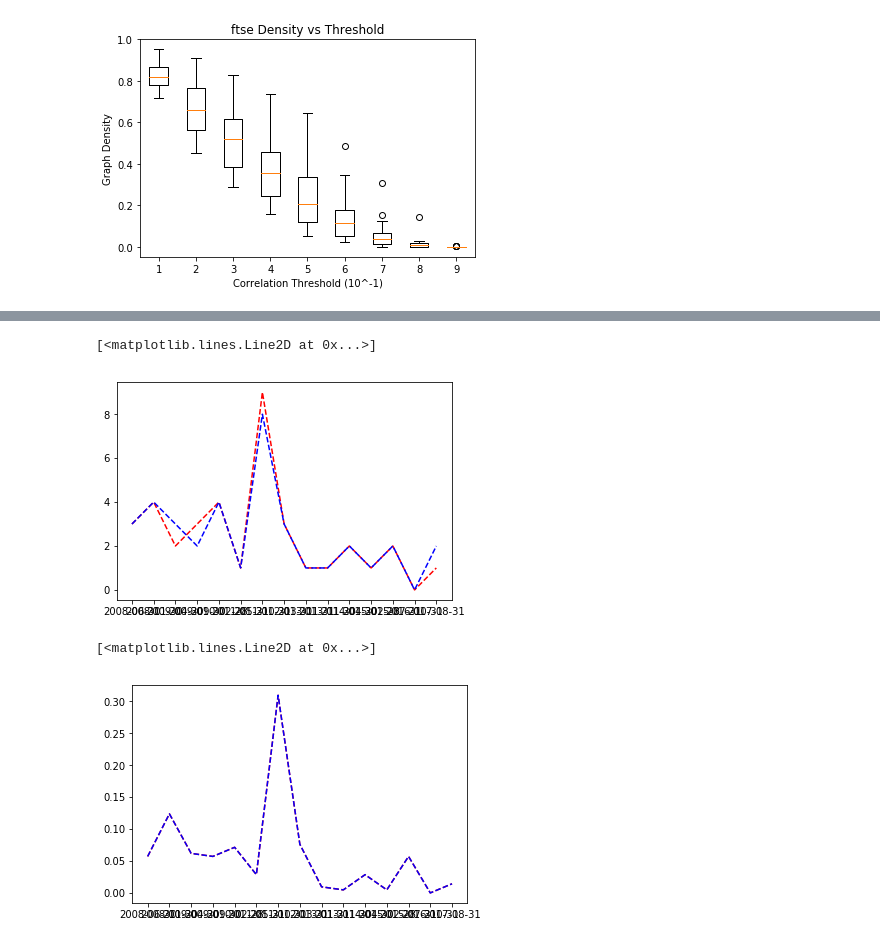
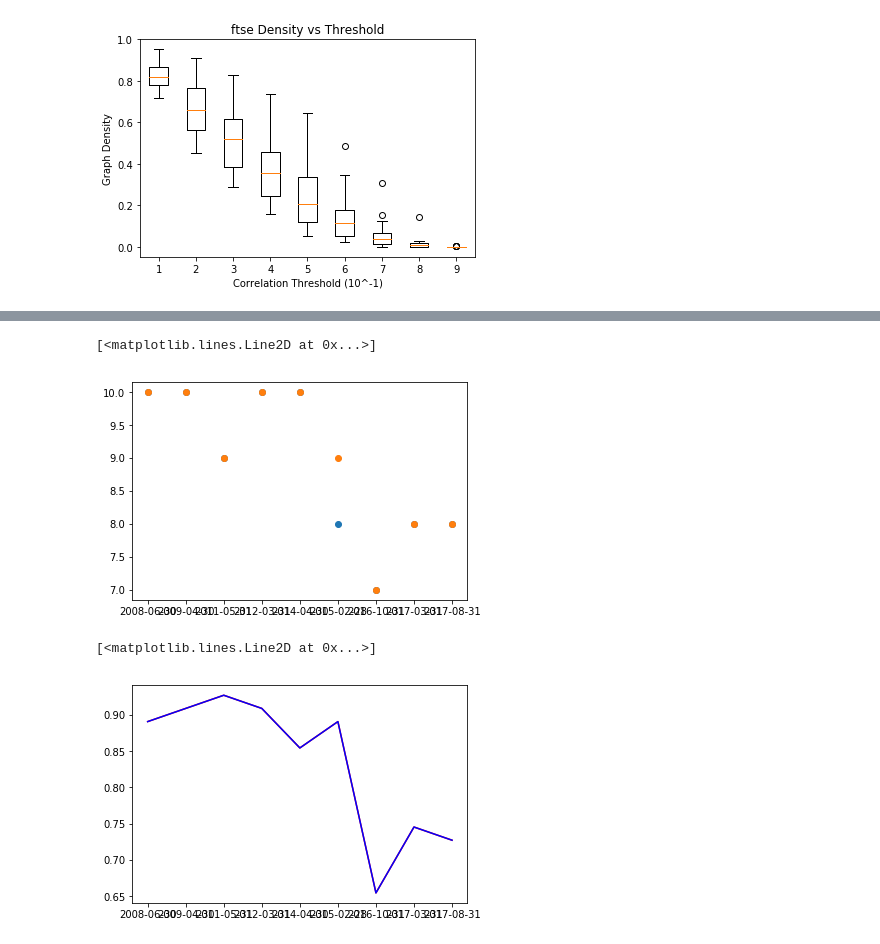
Before and after one commit to angadkalra/QuantumComputingProject, a Jupyter notebook: GraphColor/GCExperiments.ipynb, the cells around one changed output, grey strips where cells are left out. Drawn from its saved outputs; the diff is of its cells as text; code cells hidden in the pictures.

```diff
--- a/GraphColor/GCExperiments.ipynb
+++ b/GraphColor/GCExperiments.ipynb
@@ -225,28 +233,28 @@ pd.DataFrame(data={"date": date_array, "threshold": threshold_array, "density":
 # %%
 # Compare classical vs quantum
-quant_res_df = pd.read_csv("grphcolor_%s_res.csv" % (dataset))
-class_res_df = pd.read_csv("grphcolor_%s_class_res.csv" % (dataset))
+quant_res_df = pd.read_csv("grphcolor_quant_%s_res.csv" % (dataset))
+class_res_df = pd.read_csv("grphcolor_class_%s_res.csv" % (dataset))
 # %%
 assert quant_res_df["date"].equals(class_res_df["date"])
 # %%
-quant_res = quant_res_df.loc[quant_res_df["threshold"] == 0.7].copy()
-class_res = class_res_df.loc[class_res_df["threshold"] == 0.7].copy()
+quant_res = quant_res_df.loc[quant_res_df["threshold"] == 0.3].copy()
+class_res = class_res_df.loc[class_res_df["threshold"] == 0.3].copy()
 # %%
 import matplotlib.pyplot as plt
 
 plt.figure(1)
-plt.plot(quant_res["date"], quant_res["num_colors"], 'r--')
-plt.plot(class_res["date"], class_res['num_colors'], 'b--')
+plt.plot(quant_res["date"], quant_res["num_colors"], 'o')
+plt.plot(class_res["date"], class_res['num_colors'], 'o')
 # %% [output]
 [<matplotlib.lines.Line2D at 0x...>]
-[figure, old version]
+[figure, new version]
 # %%
 plt.figure(2)
-plt.plot(quant_res["date"], quant_res["density"], 'r--')
-plt.plot(class_res["date"], class_res["density"], 'b--')
+plt.plot(quant_res["date"], quant_res["density"], 'r')
+plt.plot(class_res["date"], class_res["density"], 'b')
 # %% [output]
 [<matplotlib.lines.Line2D at 0x...>]
-[figure, old version]
+[figure, new version]
 # %%
 quant_res
 # %% [output]
```
Also changed, not shown: parts of 12 cells of this notebook, 4 other files.
